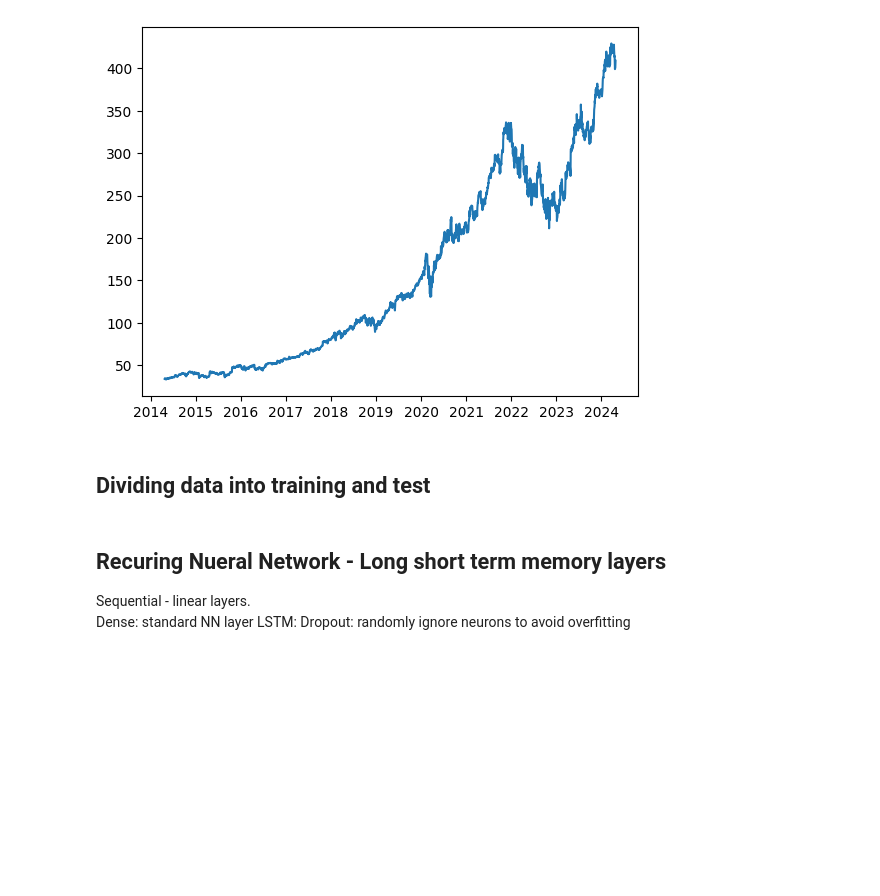
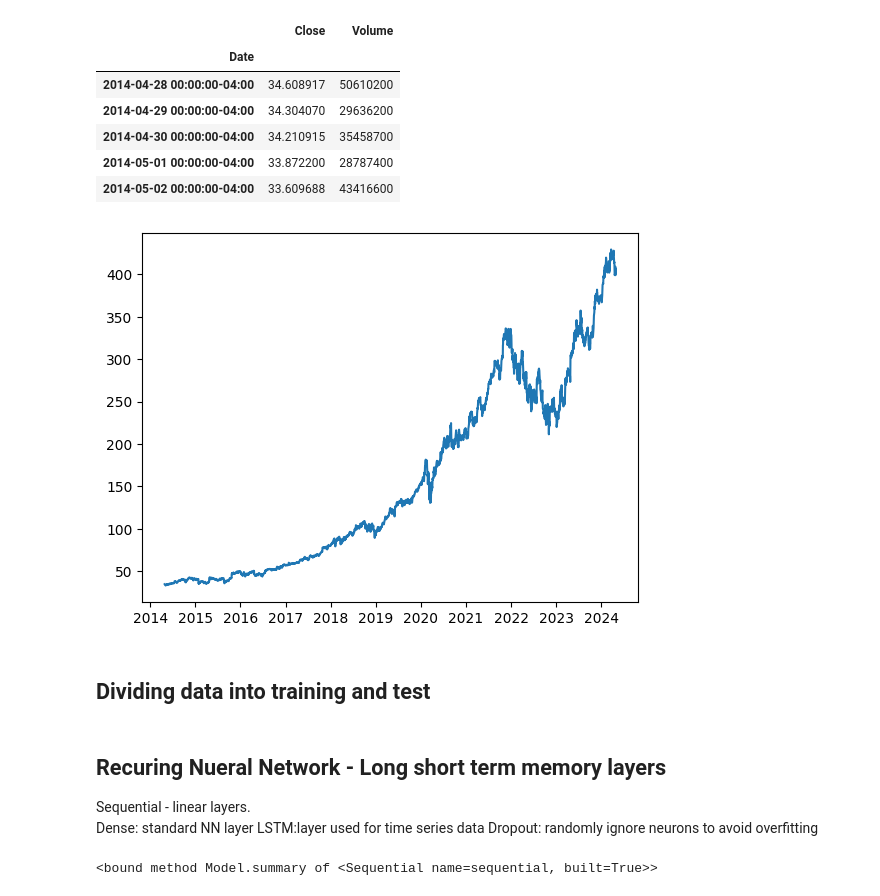
Before and after one commit to nate-bowers/TradingML, a Jupyter notebook: TFtrial.ipynb, the cells around one changed output. Saved outputs shown, nothing was run; the diff lists cells and outputs as text; code cells hidden in the pictures; blank space fills up the shorter version.

```diff
--- a/TFtrial.ipynb
+++ b/TFtrial.ipynb
@@ -8,12 +7,21 @@ from sklearn.preprocessing import MinMaxScaler
 # %%
 msft = yf.Ticker("MSFT")
 
 hist = msft.history(period="10y")
 
 hist = hist.drop(columns=["Open", "High", "Low","Stock Splits", "Dividends"])
 hist.head()
 plot = plt.plot(hist["Close"])
+
+hist.head()
 # %% [output]
+|  | Close | Volume |
+| Date |  |  |
+| 2014-04-28 00:00:00-04:00 | 34.608917 | 50610200 |
+| 2014-04-29 00:00:00-04:00 | 34.304070 | 29636200 |
+| 2014-04-30 00:00:00-04:00 | 34.210915 | 35458700 |
+| 2014-05-01 00:00:00-04:00 | 33.872200 | 28787400 |
+| 2014-05-02 00:00:00-04:00 | 33.609688 | 43416600 |
 [figure]
 # %% [markdown]
 ## Dividing data into training and test
@@ -23,16 +38,18 @@ scaler = MinMaxScaler()
 ## Recuring Nueral Network - Long short term memory layers
 Sequential - linear layers.
 Dense: standard NN layer
-LSTM:
+LSTM:layer used for time series data
 Dropout: randomly ignore neurons to avoid overfitting
 # %%
 
 model = keras.models.Sequential()
 model.add(keras.layers.LSTM(units=64,
                             return_sequences=True,
-                            input_shape=(x_train.shape[1], 1)))
+                            input_shape=(X_train.shape[1], 1)))
 model.add(keras.layers.LSTM(units=64))
 model.add(keras.layers.Dense(32))
 model.add(keras.layers.Dropout(0.5))
 model.add(keras.layers.Dense(1))
 model.summary
+# %% [output]
+<bound method Model.summary of <Sequential name=sequential, built=True>>
```
Also changed, not shown: parts of 10 cells of this notebook.
